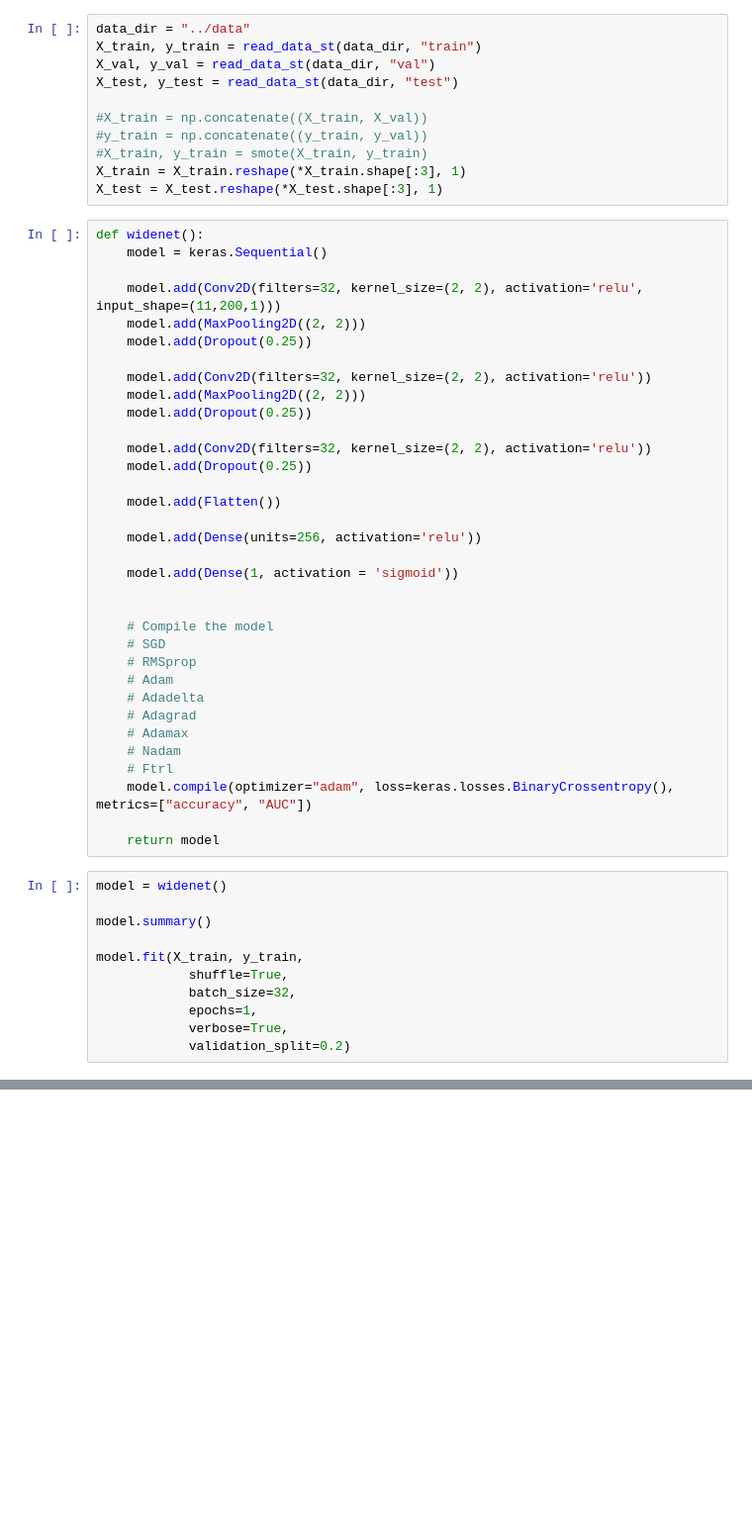
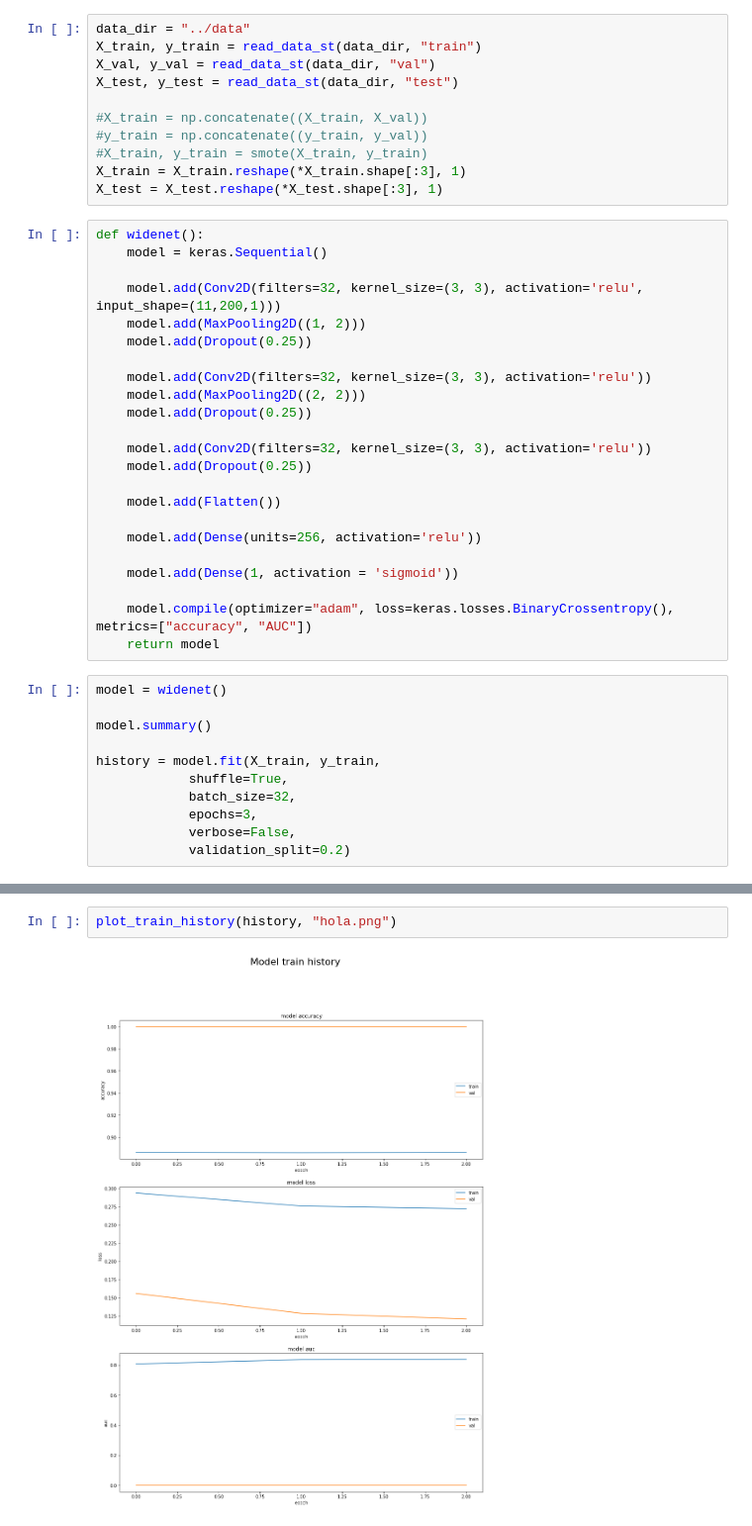
Before and after one commit to JoseBarbero/StrandSeparationSim, a Jupyter notebook: StackingTemperatures.ipynb, the cells around one changed output, grey strips where cells are left out. Shown at 99% size. Saved outputs shown, nothing was run; the diff lists cells and outputs as text; blank space fills up the shorter version.

```diff
--- a/StackingTemperatures.ipynb
+++ b/StackingTemperatures.ipynb
@@ -35,15 +36,15 @@ X_test = X_test.reshape(*X_test.shape[:3], 1)
 def widenet():
     model = keras.Sequential()
 
-    model.add(Conv2D(filters=32, kernel_size=(2, 2), activation='relu', input_shape=(11,200,1)))
+    model.add(Conv2D(filters=32, kernel_size=(3, 3), activation='relu', input_shape=(11,200,1)))
+    model.add(MaxPooling2D((1, 2)))
+    model.add(Dropout(0.25))
+
+    model.add(Conv2D(filters=32, kernel_size=(3, 3), activation='relu'))
     model.add(MaxPooling2D((2, 2)))
     model.add(Dropout(0.25))
 
-    model.add(Conv2D(filters=32, kernel_size=(2, 2), activation='relu'))
-    model.add(MaxPooling2D((2, 2)))
-    model.add(Dropout(0.25))
-
-    model.add(Conv2D(filters=32, kernel_size=(2, 2), activation='relu'))
+    model.add(Conv2D(filters=32, kernel_size=(3, 3), activation='relu'))
     model.add(Dropout(0.25))
 
     model.add(Flatten())
@@ -52,28 +53,17 @@ def widenet():
 
     model.add(Dense(1, activation = 'sigmoid'))
 
-
-    # Compile the model
-    # SGD
-    # RMSprop
-    # Adam
-    # Adadelta
-    # Adagrad
-    # Adamax
-    # Nadam
-    # Ftrl
     model.compile(optimizer="adam", loss=keras.losses.BinaryCrossentropy(), metrics=["accuracy", "AUC"])
-
     return model
 # %%
 model = widenet()
 
 model.summary()
 
-model.fit(X_train, y_train,
+history = model.fit(X_train, y_train,
             shuffle=True,
             batch_size=32,
-            epochs=1,
-            verbose=True,
+            epochs=3,
+            verbose=False,
             validation_split=0.2)
 # %% [output]
@@ -129,0 +100,4 @@ print(f"\tAUC ROC: {roc_auc_score(y_test, y_test_pred)}")
+# %%
+plot_train_history(history, "hola.png")
+# %% [output]
+[figure, added]
```
Also changed, not shown: parts of 9 cells of this notebook, 2 other files.
